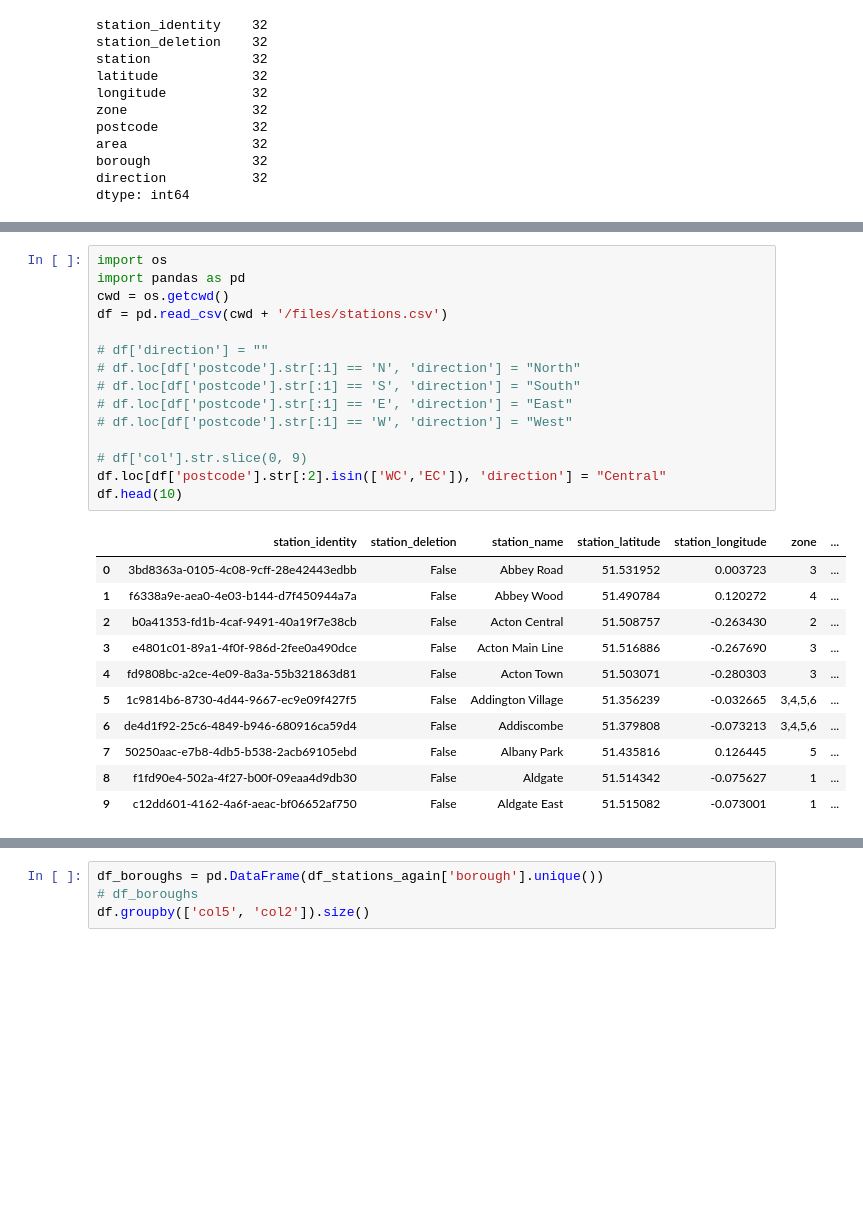
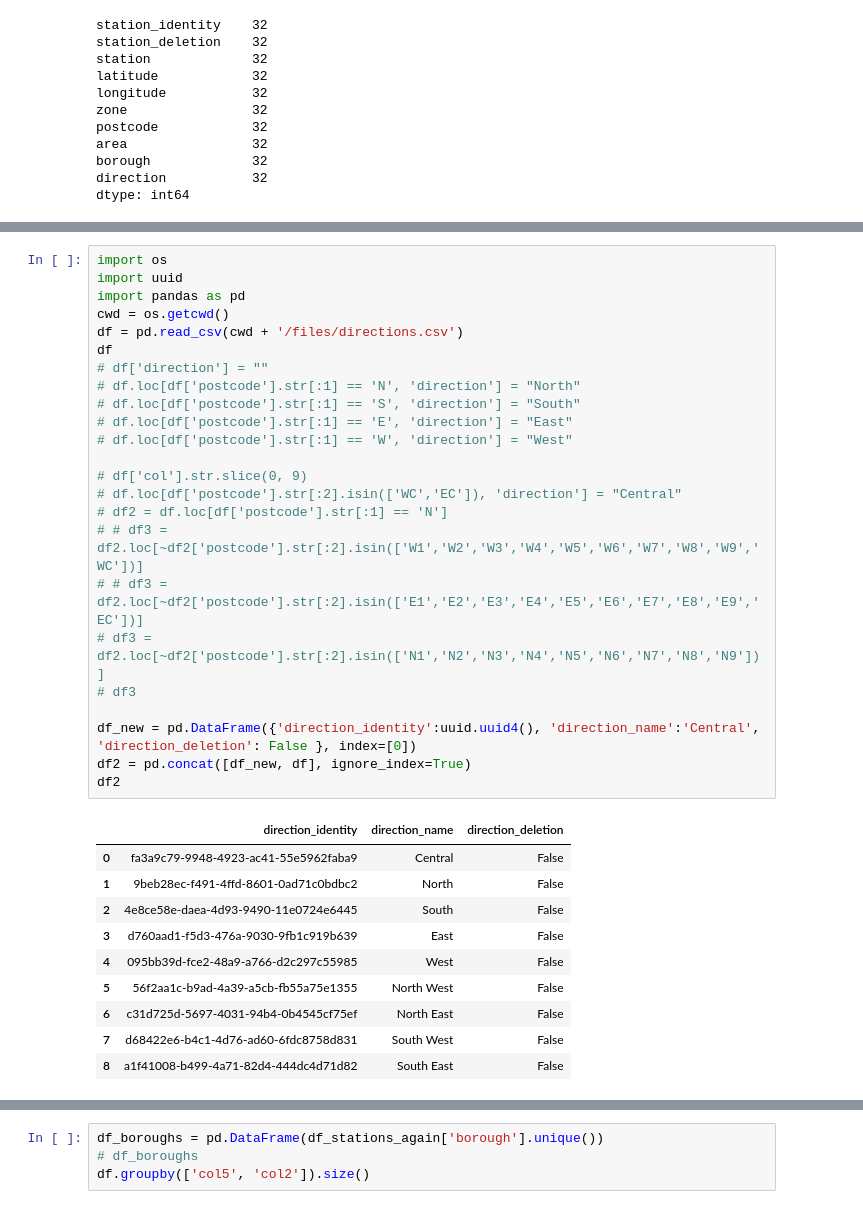
Before and after one commit to cartsmate/thepubcrawls, a Jupyter notebook: stations_edit.ipynb, the cells around one changed output, grey strips where cells are left out. Saved outputs shown, nothing was run; the diff lists cells and outputs as text; blank space fills up the shorter version.

Commit message:
direction identity added

```diff
--- a/stations_edit.ipynb
+++ b/stations_edit.ipynb
@@ -110,27 +136,35 @@ dtype: int64
 # %%
 import os
+import uuid
 import pandas as pd
 cwd = os.getcwd()
-df = pd.read_csv(cwd + '/files/stations.csv')
-
+df = pd.read_csv(cwd + '/files/directions.csv')
+df
 # df['direction'] = ""
 # df.loc[df['postcode'].str[:1] == 'N', 'direction'] = "North"
 # df.loc[df['postcode'].str[:1] == 'S', 'direction'] = "South"
 # df.loc[df['postcode'].str[:1] == 'E', 'direction'] = "East"
 # df.loc[df['postcode'].str[:1] == 'W', 'direction'] = "West"
 
 # df['col'].str.slice(0, 9)
-df.loc[df['postcode'].str[:2].isin(['WC','EC']), 'direction'] = "Central"
-df.head(10)
+# df.loc[df['postcode'].str[:2].isin(['WC','EC']), 'direction'] = "Central"
+# df2 = df.loc[df['postcode'].str[:1] == 'N']
+# # df3 = df2.loc[~df2['postcode'].str[:2].isin(['W1','W2','W3','W4','W5','W6','W7','W8','W9','WC'])]
+# # df3 = df2.loc[~df2['postcode'].str[:2].isin(['E1','E2','E3','E4','E5','E6','E7','E8','E9','EC'])]
+# df3 = df2.loc[~df2['postcode'].str[:2].isin(['N1','N2','N3','N4','N5','N6','N7','N8','N9'])]
+# df3
+
+df_new = pd.DataFrame({'direction_identity':uuid.uuid4(), 'direction_name':'Central', 'direction_deletion': False }, index=[0])
+df2 = pd.concat([df_new, df], ignore_index=True)
+df2
 # %% [output]
-|  | station_identity | station_deletion | station_name | station_latitude | station_longitude | zone | ... |
-| 0 | 3bd8363a-0105-4c08-9cff-28e42443edbb | False | Abbey Road | 51.531952 | 0.003723 | 3 | ... |
-| 1 | f6338a9e-aea0-4e03-b144-d7f450944a7a | False | Abbey Wood | 51.490784 | 0.120272 | 4 | ... |
-| 2 | b0a41353-fd1b-4caf-9491-40a19f7e38cb | False | Acton Central | 51.508757 | -0.263430 | 2 | ... |
-| 3 | e4801c01-89a1-4f0f-986d-2fee0a490dce | False | Acton Main Line | 51.516886 | -0.267690 | 3 | ... |
-| 4 | fd9808bc-a2ce-4e09-8a3a-55b321863d81 | False | Acton Town | 51.503071 | -0.280303 | 3 | ... |
-| 5 | 1c9814b6-8730-4d44-9667-ec9e09f427f5 | False | Addington Village | 51.356239 | -0.032665 | 3,4,5,6 | ... |
-| 6 | de4d1f92-25c6-4849-b946-680916ca59d4 | False | Addiscombe | 51.379808 | -0.073213 | 3,4,5,6 | ... |
-| 7 | 50250aac-e7b8-4db5-b538-2acb69105ebd | False | Albany Park | 51.435816 | 0.126445 | 5 | ... |
-| 8 | f1fd90e4-502a-4f27-b00f-09eaa4d9db30 | False | Aldgate | 51.514342 | -0.075627 | 1 | ... |
-| 9 | c12dd601-4162-4a6f-aeac-bf06652af750 | False | Aldgate East | 51.515082 | -0.073001 | 1 | ... |
+|  | direction_identity | direction_name | direction_deletion |
+| 0 | fa3a9c79-9948-4923-ac41-55e5962faba9 | Central | False |
+| 1 | 9beb28ec-f491-4ffd-8601-0ad71c0bdbc2 | North | False |
+| 2 | 4e8ce58e-daea-4d93-9490-11e0724e6445 | South | False |
+| 3 | d760aad1-f5d3-476a-9030-9fb1c919b639 | East | False |
+| 4 | 095bb39d-fce2-48a9-a766-d2c297c55985 | West | False |
+| 5 | 56f2aa1c-b9ad-4a39-a5cb-fb55a75e1355 | North West | False |
+| 6 | c31d725d-5697-4031-94b4-0b4545cf75ef | North East | False |
+| 7 | d68422e6-b4c1-4d76-ad60-6fdc8758d831 | South West | False |
+| 8 | a1f41008-b499-4a71-82d4-444dc4d71d82 | South East | False |
```
Also changed, not shown: parts of 5 cells of this notebook, 21 other files.
